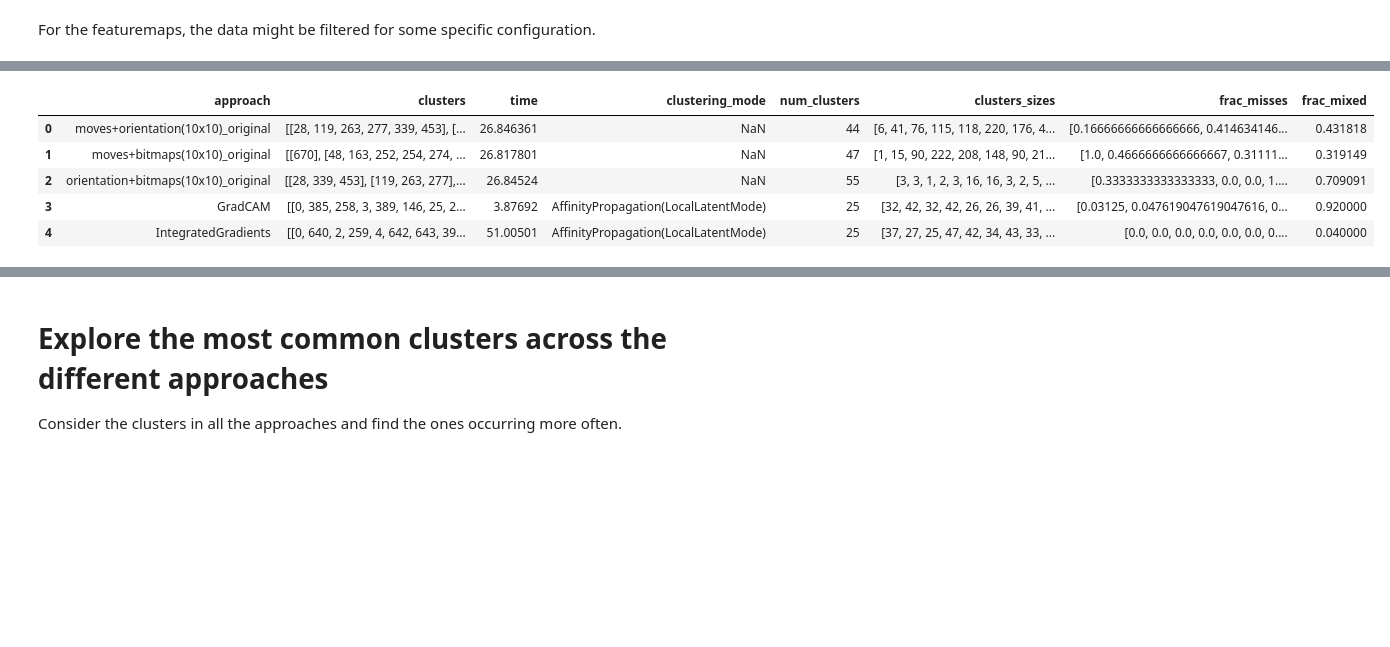
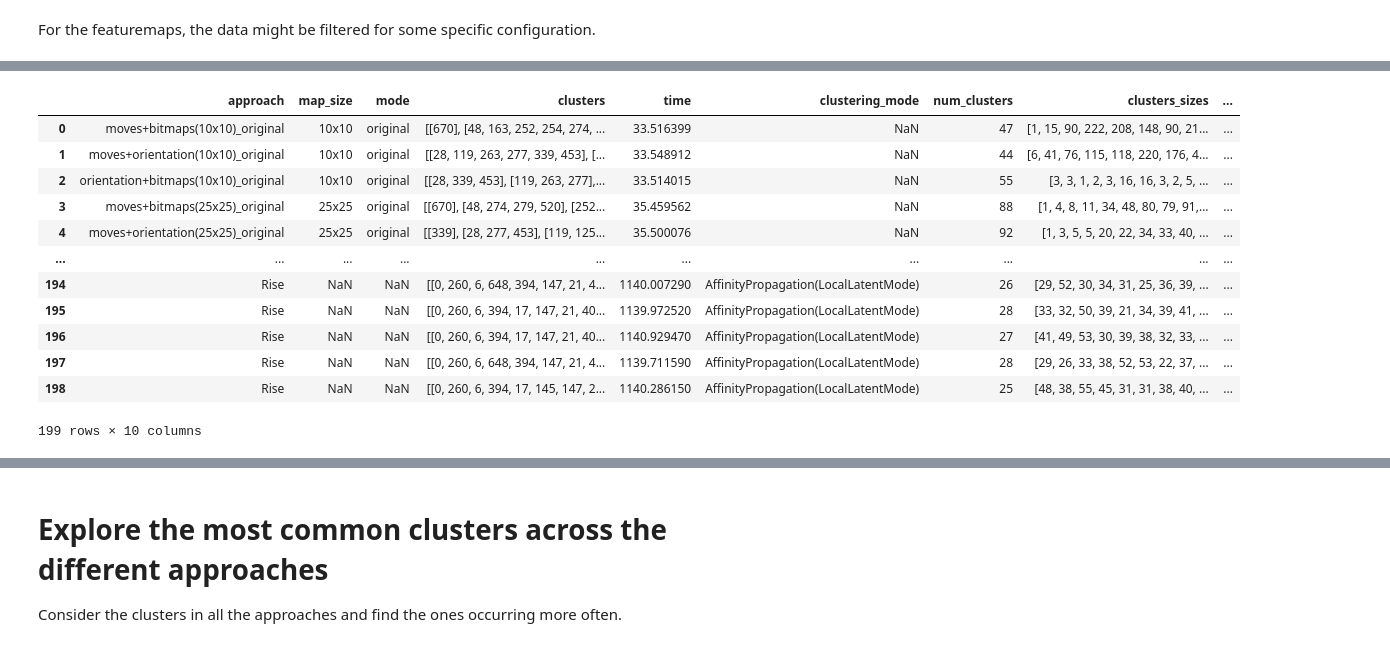
Before and after one commit to lodovicoazzini/unboxer, a Jupyter notebook: playground/explore_data.ipynb, the cells around one changed output, grey strips where cells are left out. Saved outputs shown, nothing was run; the diff lists cells and outputs as text; code cells hidden in the pictures; blank space fills up the shorter version.

```diff
--- a/playground/explore_data.ipynb
+++ b/playground/explore_data.ipynb
@@ -69,0 +43,27 @@ See the caveats in the documentation: https://pandas.pydata.org/pandas-docs/stab
+# %%
+import pandas as pd
+
+# Read the heatmaps data
+heatmaps_df = pd.read_pickle('../logs/heatmaps_data')
+# Get the tuples linking each approach to its best configuration
+heatmaps_df['perplexity'] = heatmaps_df['dim_red_techs_params'].apply(lambda params: float(params[-1]['perplexity']))
+best_configs_df = pd.read_csv('../logs/best_configs.csv')
+best_config_combs = list(
+        best_configs_df[['explainer', 'perplexity']].itertuples(index=False, name=None)
+    )
+# Filter the data for the best configurations
+heatmaps_df = heatmaps_df[heatmaps_df[['explainer', 'perplexity']].apply(tuple, axis=1).isin(best_config_combs)]
+
+# Drop the values with null silhouette score
+heatmaps_df = heatmaps_df.dropna(subset=['silhouette']).reset_index(drop=True)
+# Keep the column of interest
+heatmaps_df = heatmaps_df[['clustering_mode', 'explainer', 'clustering_technique', 'clusters', 'time_clustering', 'time_contributions']]
+heatmaps_df = heatmaps_df.rename(columns={'explainer': 'approach'})
+# Merge the information for the clustering mode
+heatmaps_df['clustering_mode'] = heatmaps_df.apply(lambda row: f'{row["clustering_technique"]}({row["clustering_mode"]})', axis=1)
+heatmaps_df = heatmaps_df.drop(columns=['clustering_technique'])
+# Compute the total time
+heatmaps_df['time'] = heatmaps_df['time_clustering'] + heatmaps_df['time_contributions']
+heatmaps_df = heatmaps_df.drop(columns=['time_clustering', 'time_contributions'])
+
+heatmaps_df.head()
@@ -73,7 +80,7 @@ import pandas as pd
 import numpy as np
 
 # Merge all the clusters together
-complete_df = pd.concat([featuremaps_all_clusters_df, heatmaps_clusters_df]).reset_index(drop=True)
+complete_df = pd.concat([featuremaps_df, heatmaps_df]).reset_index(drop=True)
 
 # Extract the data about the number of clusters
 complete_df['num_clusters'] = complete_df['clusters'].apply(len)
@@ -96,5 +103,7 @@ complete_df['frac_misses'] = complete_df['clusters'].apply(
 # Find the fraction of clusters containing both correct and incorrect classifications
 complete_df['frac_mixed'] = complete_df['frac_misses'].apply(lambda misses: len([entry for entry in misses if 0 < entry < 1]) / len(misses))
 
+complete_df.to_pickle('../logs/stats')
+complete_df.to_csv('../logs/stats', index=False)
 complete_df
 # %% [output]
@@ -101,6 +112,13 @@ complete_df
-|  | approach | clusters | time | clustering_mode | num_clusters | clusters_sizes | frac_misses | frac_mixed |
-| 0 | moves+orientation(10x10)_original | [[28, 119, 263, 277, 339, 453], [... | 26.846361 | NaN | 44 | [6, 41, 76, 115, 118, 220, 176, 4... | [0.16666666666666666, 0.414634146... | 0.431818 |
-| 1 | moves+bitmaps(10x10)_original | [[670], [48, 163, 252, 254, 274, ... | 26.817801 | NaN | 47 | [1, 15, 90, 222, 208, 148, 90, 21... | [1.0, 0.4666666666666667, 0.31111... | 0.319149 |
-| 2 | orientation+bitmaps(10x10)_original | [[28, 339, 453], [119, 263, 277],... | 26.84524 | NaN | 55 | [3, 3, 1, 2, 3, 16, 16, 3, 2, 5, ... | [0.3333333333333333, 0.0, 0.0, 1.... | 0.709091 |
-| 3 | GradCAM | [[0, 385, 258, 3, 389, 146, 25, 2... | 3.87692 | AffinityPropagation(LocalLatentMode) | 25 | [32, 42, 32, 42, 26, 26, 39, 41, ... | [0.03125, 0.047619047619047616, 0... | 0.920000 |
-| 4 | IntegratedGradients | [[0, 640, 2, 259, 4, 642, 643, 39... | 51.00501 | AffinityPropagation(LocalLatentMode) | 25 | [37, 27, 25, 47, 42, 34, 43, 33, ... | [0.0, 0.0, 0.0, 0.0, 0.0, 0.0, 0.... | 0.040000 |
+|  | approach | map_size | mode | clusters | time | clustering_mode | num_clusters | clusters_sizes | ... |
+| 0 | moves+bitmaps(10x10)_original | 10x10 | original | [[670], [48, 163, 252, 254, 274, ... | 33.516399 | NaN | 47 | [1, 15, 90, 222, 208, 148, 90, 21... | ... |
+| 1 | moves+orientation(10x10)_original | 10x10 | original | [[28, 119, 263, 277, 339, 453], [... | 33.548912 | NaN | 44 | [6, 41, 76, 115, 118, 220, 176, 4... | ... |
+| 2 | orientation+bitmaps(10x10)_original | 10x10 | original | [[28, 339, 453], [119, 263, 277],... | 33.514015 | NaN | 55 | [3, 3, 1, 2, 3, 16, 16, 3, 2, 5, ... | ... |
+| 3 | moves+bitmaps(25x25)_original | 25x25 | original | [[670], [48, 274, 279, 520], [252... | 35.459562 | NaN | 88 | [1, 4, 8, 11, 34, 48, 80, 79, 91,... | ... |
+| 4 | moves+orientation(25x25)_original | 25x25 | original | [[339], [28, 277, 453], [119, 125... | 35.500076 | NaN | 92 | [1, 3, 5, 5, 20, 22, 34, 33, 40, ... | ... |
+| ... | ... | ... | ... | ... | ... | ... | ... | ... | ... |
+| 194 | Rise | NaN | NaN | [[0, 260, 6, 648, 394, 147, 21, 4... | 1140.007290 | AffinityPropagation(LocalLatentMode) | 26 | [29, 52, 30, 34, 31, 25, 36, 39, ... | ... |
+| 195 | Rise | NaN | NaN | [[0, 260, 6, 394, 17, 147, 21, 40... | 1139.972520 | AffinityPropagation(LocalLatentMode) | 28 | [33, 32, 50, 39, 21, 34, 39, 41, ... | ... |
+| 196 | Rise | NaN | NaN | [[0, 260, 6, 394, 17, 147, 21, 40... | 1140.929470 | AffinityPropagation(LocalLatentMode) | 27 | [41, 49, 53, 30, 39, 38, 32, 33, ... | ... |
+| 197 | Rise | NaN | NaN | [[0, 260, 6, 648, 394, 147, 21, 4... | 1139.711590 | AffinityPropagation(LocalLatentMode) | 28 | [29, 26, 33, 38, 52, 53, 22, 37, ... | ... |
+| 198 | Rise | NaN | NaN | [[0, 260, 6, 394, 17, 145, 147, 2... | 1140.286150 | AffinityPropagation(LocalLatentMode) | 25 | [48, 38, 55, 45, 31, 31, 38, 40, ... | ... |
+199 rows × 10 columns
```
Also changed, not shown: parts of 22 cells of this notebook, 10 other files.
